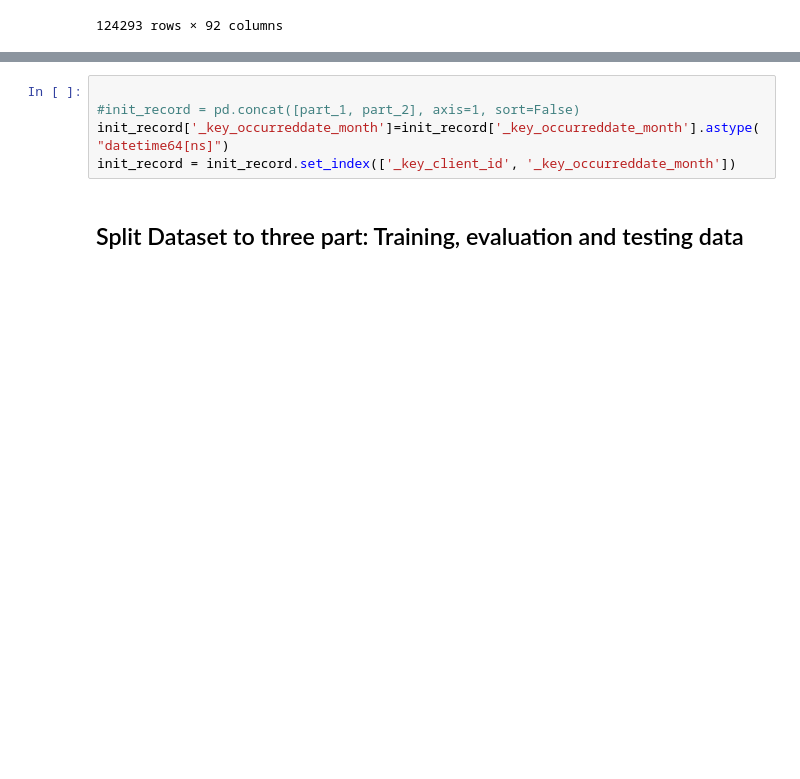
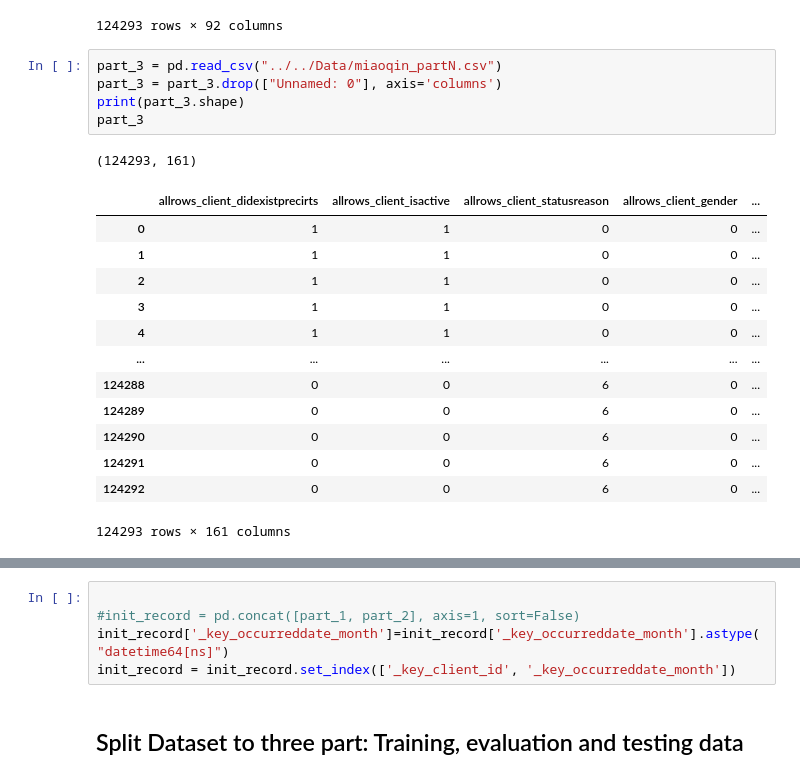
Before and after one commit to Troy-Cao/LWB-Risk-Cient-Detection, a Jupyter notebook: Chenqin/lightGBM.ipynb, the cells around one changed output, grey strips where cells are left out. Cells and saved outputs as stored; diff of their text form; blank space fills up the shorter version.

```diff
--- a/Chenqin/lightGBM.ipynb
+++ b/Chenqin/lightGBM.ipynb
@@ -21,3 +21,23 @@ part_2
 | 124291 | 0 | 0 | 0 | 0 | ... |
 | 124292 | 0 | 0 | 0 | 0 | ... |
 124293 rows × 92 columns
+# %%
+part_3 = pd.read_csv("../../Data/miaoqin_partN.csv")
+part_3 = part_3.drop(["Unnamed: 0"], axis='columns')
+print(part_3.shape)
+part_3
+# %% [output]
+(124293, 161)
+|  | allrows_client_didexistprecirts | allrows_client_isactive | allrows_client_statusreason | allrows_client_gender | ... |
+| 0 | 1 | 1 | 0 | 0 | ... |
+| 1 | 1 | 1 | 0 | 0 | ... |
+| 2 | 1 | 1 | 0 | 0 | ... |
+| 3 | 1 | 1 | 0 | 0 | ... |
+| 4 | 1 | 1 | 0 | 0 | ... |
+| ... | ... | ... | ... | ... | ... |
+| 124288 | 0 | 0 | 6 | 0 | ... |
+| 124289 | 0 | 0 | 6 | 0 | ... |
+| 124290 | 0 | 0 | 6 | 0 | ... |
+| 124291 | 0 | 0 | 6 | 0 | ... |
+| 124292 | 0 | 0 | 6 | 0 | ... |
+124293 rows × 161 columns
```
Also changed, not shown: parts of 17 cells of this notebook, 2 other files.
